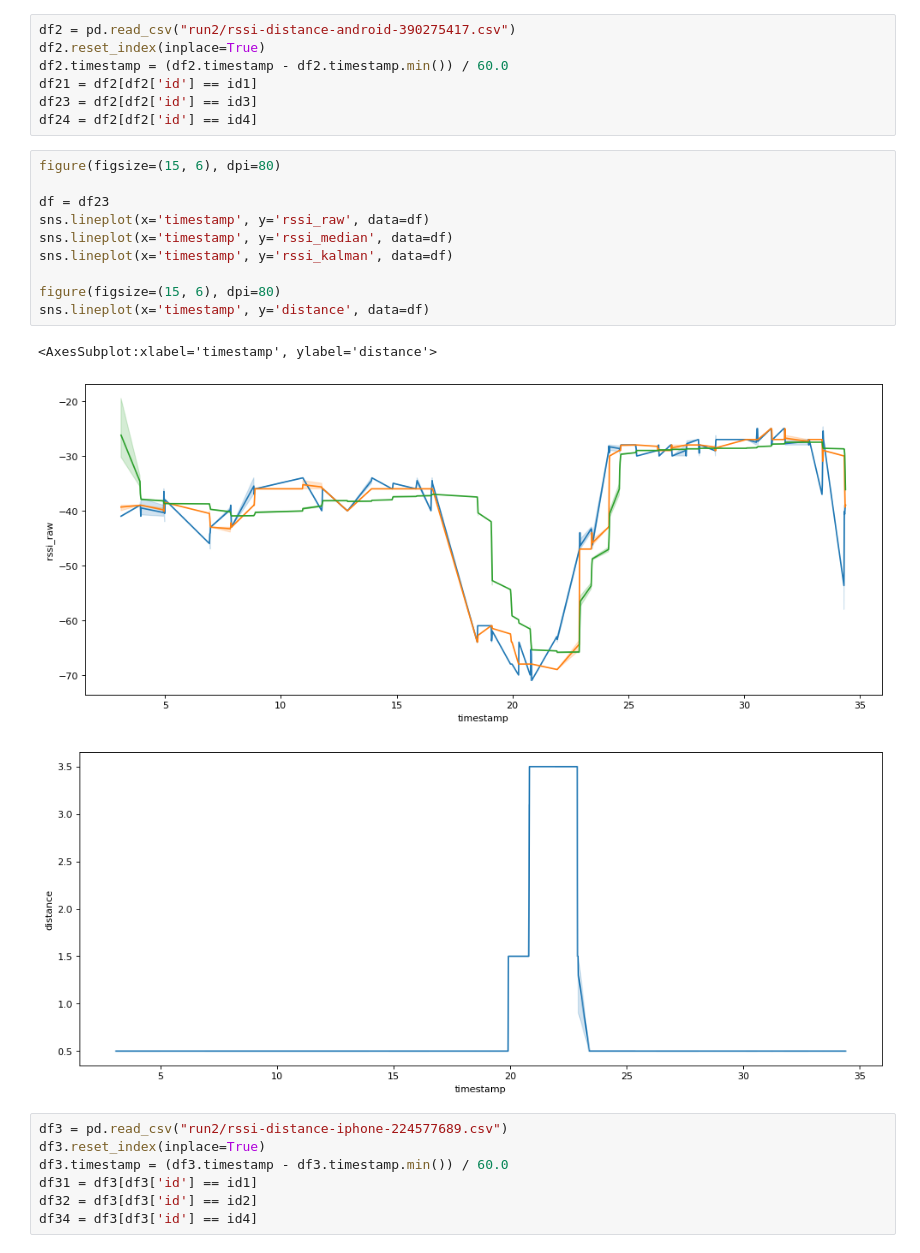
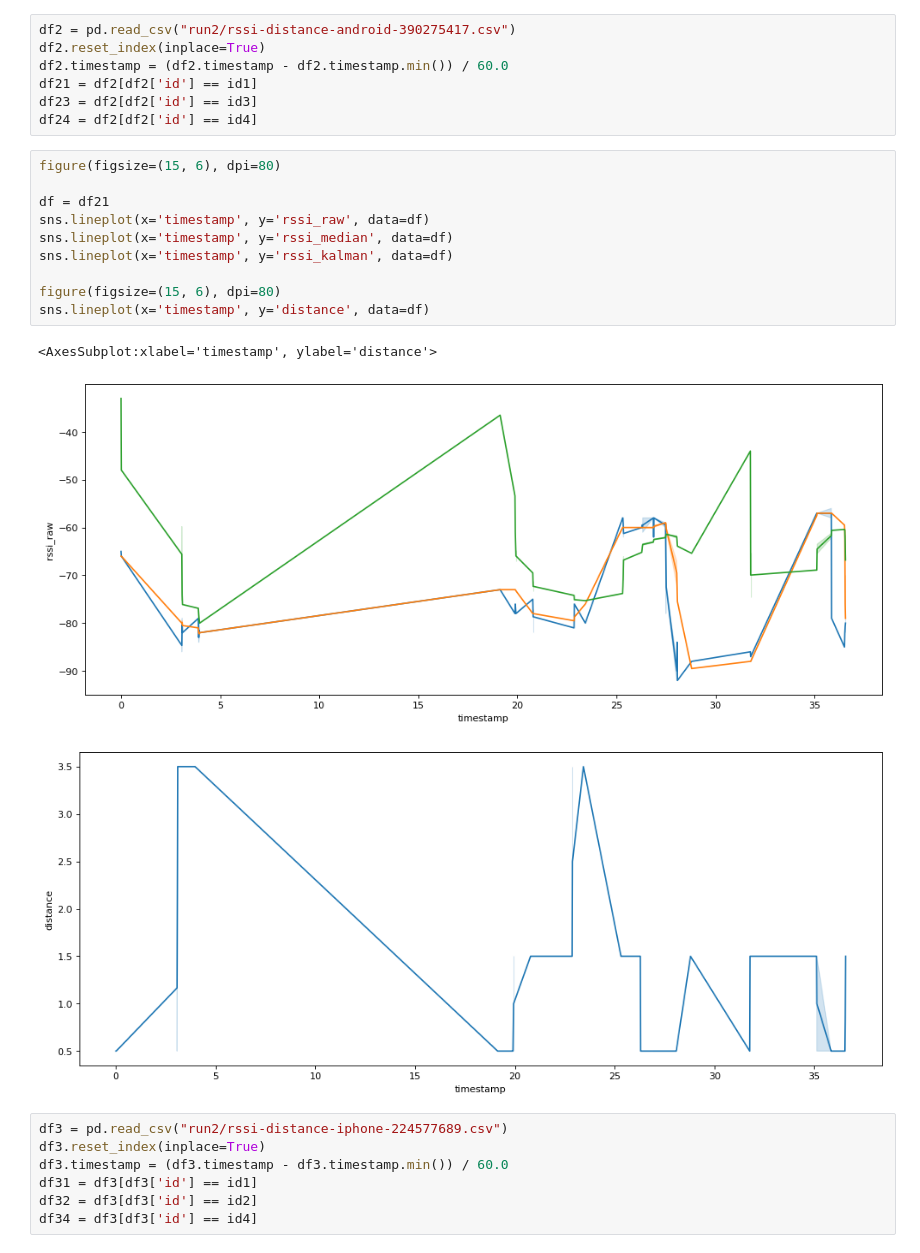
Before and after one commit to colabobio/distance-estimation, a Jupyter notebook: Data Analysis Run 2.ipynb, the cells around one changed output. Cells and saved outputs as stored; diff of their text form.

```diff
--- a/Data Analysis Run 2.ipynb
+++ b/Data Analysis Run 2.ipynb
@@ -56,17 +56,17 @@ df24 = df2[df2['id'] == id4]
 # %%
 figure(figsize=(15, 6), dpi=80)
 
-df = df23
+df = df21
 sns.lineplot(x='timestamp', y='rssi_raw', data=df)
 sns.lineplot(x='timestamp', y='rssi_median', data=df)
 sns.lineplot(x='timestamp', y='rssi_kalman', data=df)
 
 figure(figsize=(15, 6), dpi=80)
 sns.lineplot(x='timestamp', y='distance', data=df)
 # %% [output]
 <AxesSubplot:xlabel='timestamp', ylabel='distance'>
-[figure, old version]
+[figure, new version]
-[figure, old version]
+[figure, new version]
 # %%
 df3 = pd.read_csv("run2/rssi-distance-iphone-224577689.csv")
 df3.reset_index(inplace=True)
```
Also changed, not shown: parts of 3 cells of this notebook.
